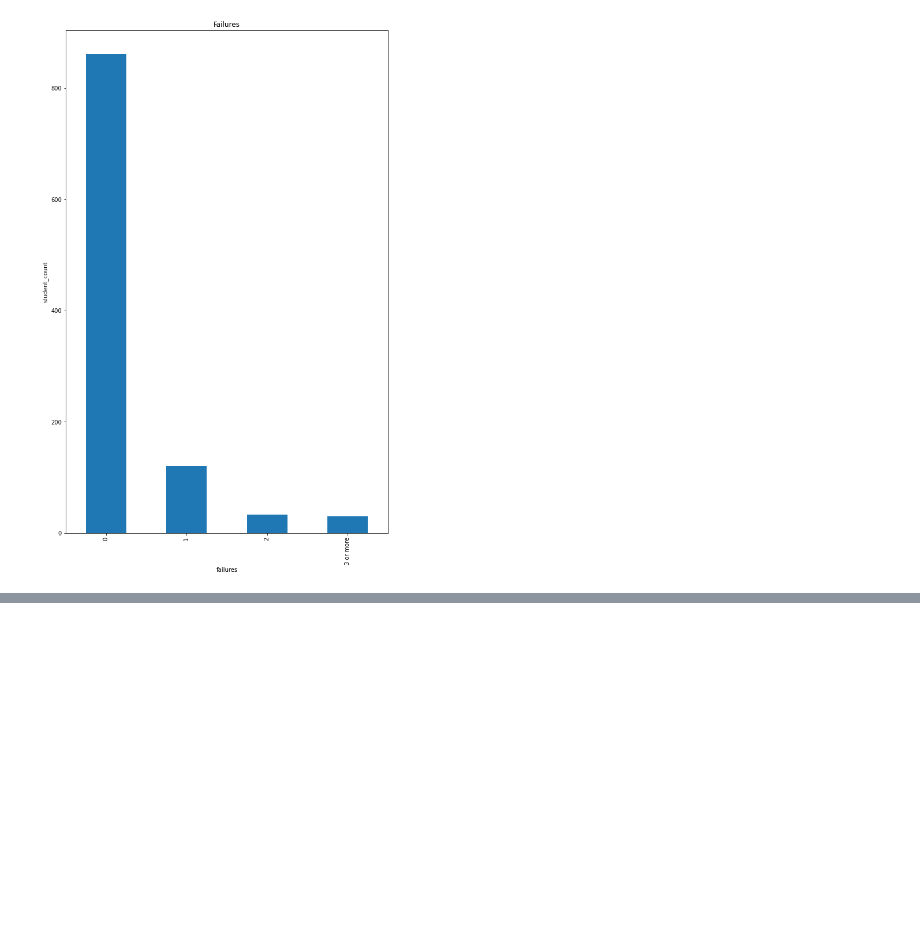
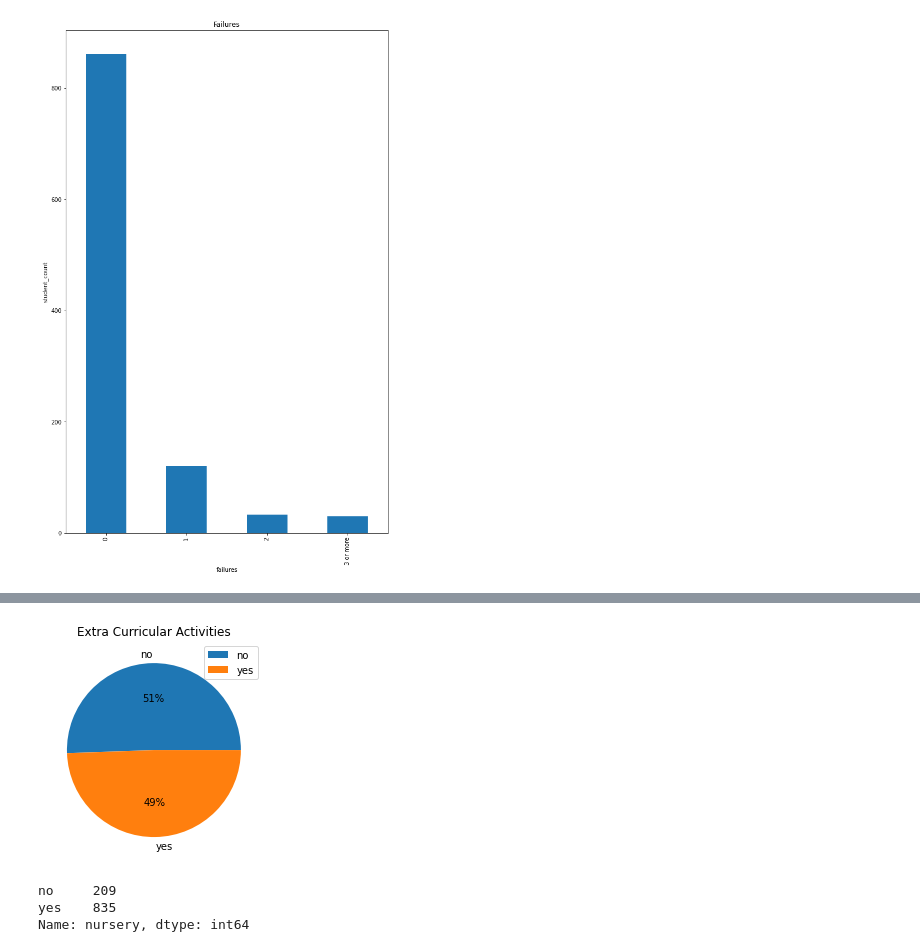
Before and after one commit to TharindaNimnajith/student-performance, a Jupyter notebook: dataset_analysis/column_data_analysis.ipynb, the cells around one changed output, grey strips where cells are left out. Cells and saved outputs as stored; diff of their text form; code cells hidden in the pictures; blank space fills up the shorter version.

```diff
--- a/dataset_analysis/column_data_analysis.ipynb
+++ b/dataset_analysis/column_data_analysis.ipynb
@@ -292,0 +350,17 @@ plt.show()
+# %%
+fig = plt.figure()
+ax = df['activities'].value_counts(sort=False).plot(kind='pie',
+                                                    autopct='%1.0f%%')
+ax.yaxis.set_visible(False)
+plt.title('Extra Curricular Activities')
+plt.legend()
+fig.savefig('plots/extra_curricular_activities.png', facecolor='white')
+plt.show()
+# %% [output]
+[figure, added]
+# %%
+df['nursery'].value_counts(sort=False)
+# %% [output]
+no     209
+yes    835
+Name: nursery, dtype: int64
```
Also changed, not shown: parts of 31 cells of this notebook, 22 other files.
